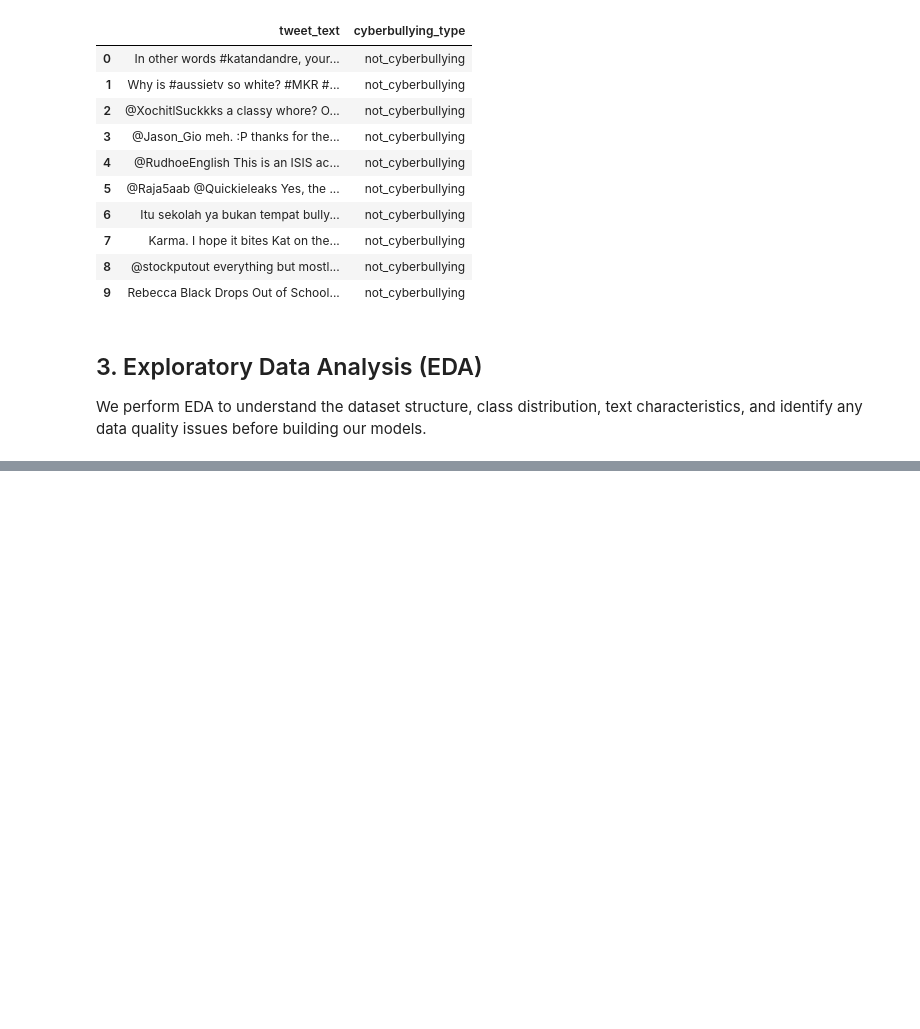
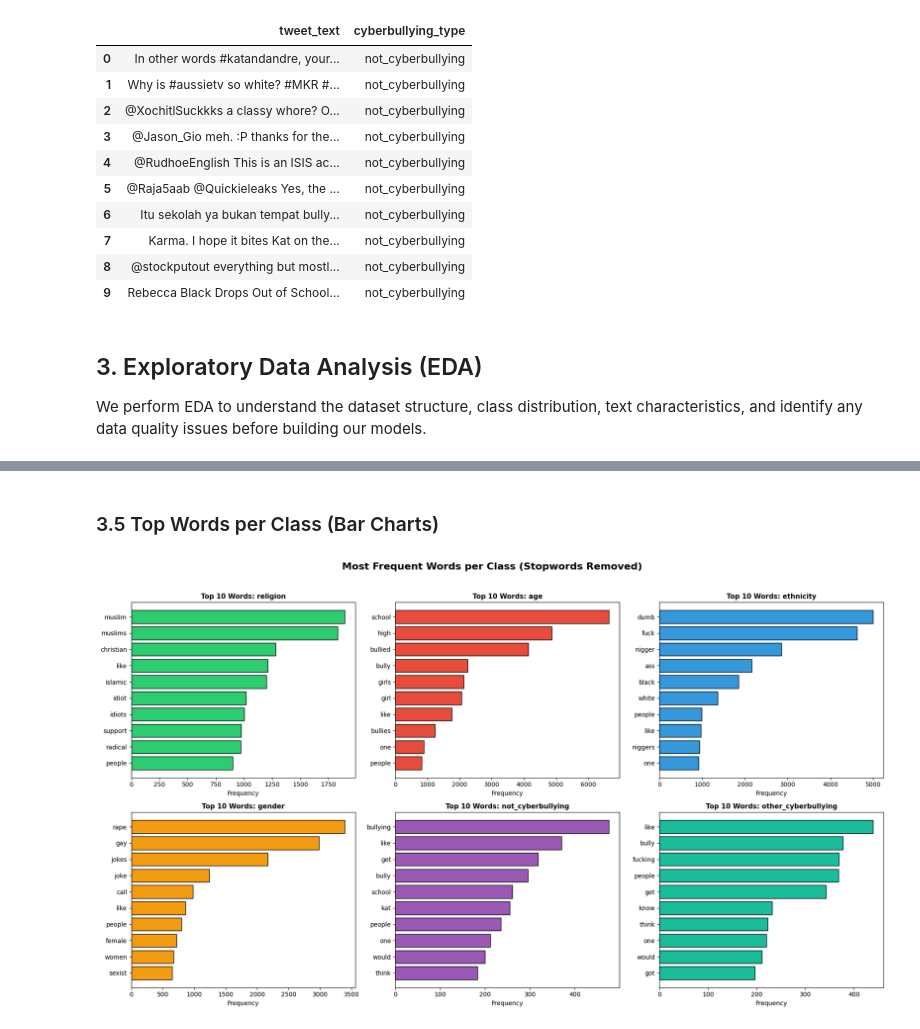
Before and after one commit to Hardtophead/NLP_ASSIGNMENT_TP139069_TP131138, a Jupyter notebook: Text_Classification.ipynb, the cells around one changed output, grey strips where cells are left out. Drawn from its saved outputs; the diff is of its cells as text; code cells hidden in the pictures; blank space fills up the shorter version.

```diff
--- a/Text_Classification.ipynb
+++ b/Text_Classification.ipynb
@@ -86,0 +252,31 @@ We perform EDA to understand the dataset structure, class distribution, text cha
+# %% [markdown]
+### 3.5 Top Words per Class (Bar Charts)
+# %%
+from collections import Counter
+
+# Get top 10 most frequent words per class (excluding stopwords)
+stop_words = set(stopwords.words('english'))
+
+fig, axes = plt.subplots(2, 3, figsize=(18, 10))
+axes = axes.flatten()
+
+for i, label in enumerate(class_counts.index):
+    # Get all words for this class, filter stopwords and short words
+    text = ' '.join(df[df['cyberbullying_type'] == label]['tweet_text'].values).lower()
+    words = [w for w in text.split() if w not in stop_words and len(w) > 2 and w.isalpha()]
+    top_words = Counter(words).most_common(10)
+
+    # Plot
+    words_list, counts_list = zip(*top_words)
+    axes[i].barh(range(len(words_list)), counts_list, color=colors[i], edgecolor='black')
+    axes[i].set_yticks(range(len(words_list)))
+    axes[i].set_yticklabels(words_list)
+    axes[i].invert_yaxis()
+    axes[i].set_title(f'Top 10 Words: {label}', fontsize=11, fontweight='bold')
+    axes[i].set_xlabel('Frequency')
+
+plt.suptitle('Most Frequent Words per Class (Stopwords Removed)', fontsize=16, fontweight='bold', y=1.02)
+plt.tight_layout()
+plt.show()
+# %% [output]
+[figure, added]
```
Also changed, not shown: parts of 43 cells of this notebook, 2 other files.
